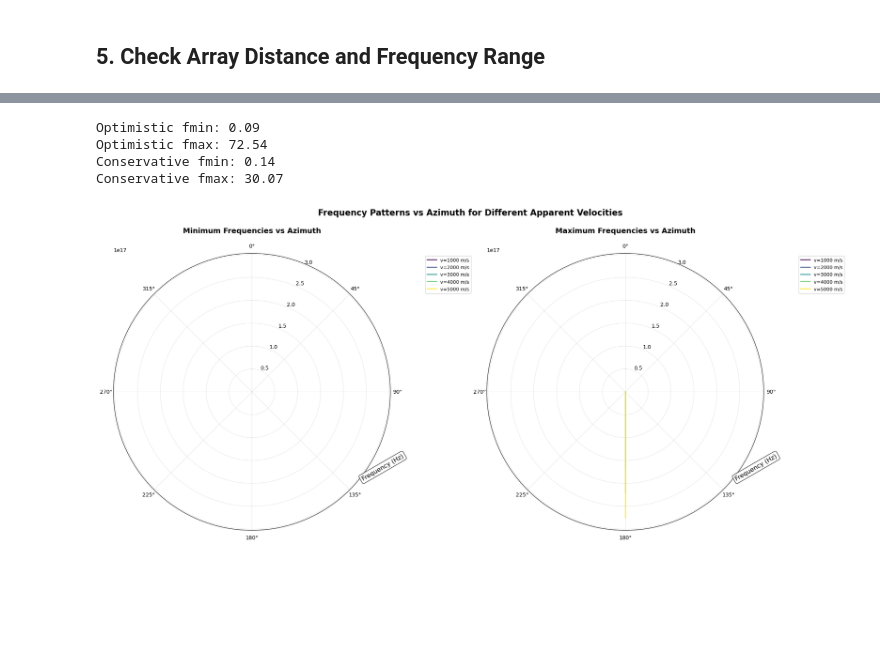
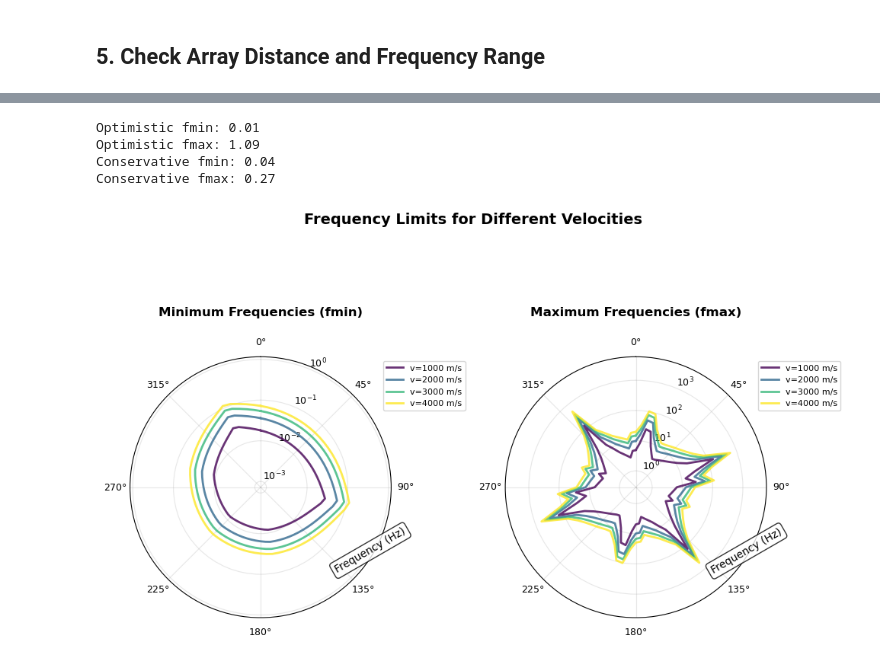
Before and after one commit to andbrocode/SixDegreesOfFreedom, a Jupyter notebook: examples/seismicarray_demo.ipynb, the cells around one changed output, grey strips where cells are left out. Saved outputs shown, nothing was run; the diff lists cells and outputs as text; code cells hidden in the pictures; blank space fills up the shorter version.

```diff
--- a/examples/seismicarray_demo.ipynb
+++ b/examples/seismicarray_demo.ipynb
@@ -76,21 +84,2 @@ array.plot_array_geometry(
 # %% [markdown]
 ## 5. Check Array Distance and Frequency Range
-# %%
-from sixdegrees.seismicarray import seismicarray
-from obspy import UTCDateTime
-
-# Initialize array and get station data
-array = seismicarray("./config/array_config.yml")
-
-# Define time window
-tbeg = UTCDateTime("2025-07-29 23:30:00")
-tend = UTCDateTime("2025-07-30 00:30:00")
-
-# Get inventories
-array.request_inventories(tbeg, tend)
-
-# Compute azimuth distance range
-results = array.compute_azimuth_distance_range(
-    azimuth_step=5.0,  # 5-degree steps
-    show_station_labels=False,
-)
@@ -102,7 +96,7 @@ results = array.compute_azimuth_distance_range(
 # Convert to frequencies
 freq_results = array.convert_distances_to_frequencies(
     apparent_velocity=3000.0,
-    optional_amplitude_uncertainty=0.02
+    optional_amplitude_uncertainty=0.01
 )
 
 # Access different bounds
@@ -111,17 +105,11 @@ print("Optimistic fmax:", freq_results['fmax_optimistic'])
 print("Conservative fmin:", freq_results['fmin_conservative'])
 print("Conservative fmax:", freq_results['fmax_conservative'])
 # %% [output]
-Optimistic fmin: 0.09
-Optimistic fmax: 72.54
-Conservative fmin: 0.14
-Conservative fmax: 30.07
+Optimistic fmin: 0.01
+Optimistic fmax: 1.09
+Conservative fmin: 0.04
+Conservative fmax: 0.27
-# %%
-# Plot frequency patterns for different velocities
-velocity_range = [1000, 2000, 3000, 4000, 5000]  # m/s
-array.plot_frequency_patterns(
-    velocity_range=velocity_range,
-    optional_amplitude_uncertainty=0.02,
-    # save_path="frequency_patterns.png"
-)
-# %% [output]
-[figure, removed]
+# %%
+array.plot_frequency_limits(velocity_range=[1000, 2000, 3000, 4000],)
+# %% [output]
+[figure, added]
```
Also changed, not shown: parts of 7 cells of this notebook, 12 other files.
